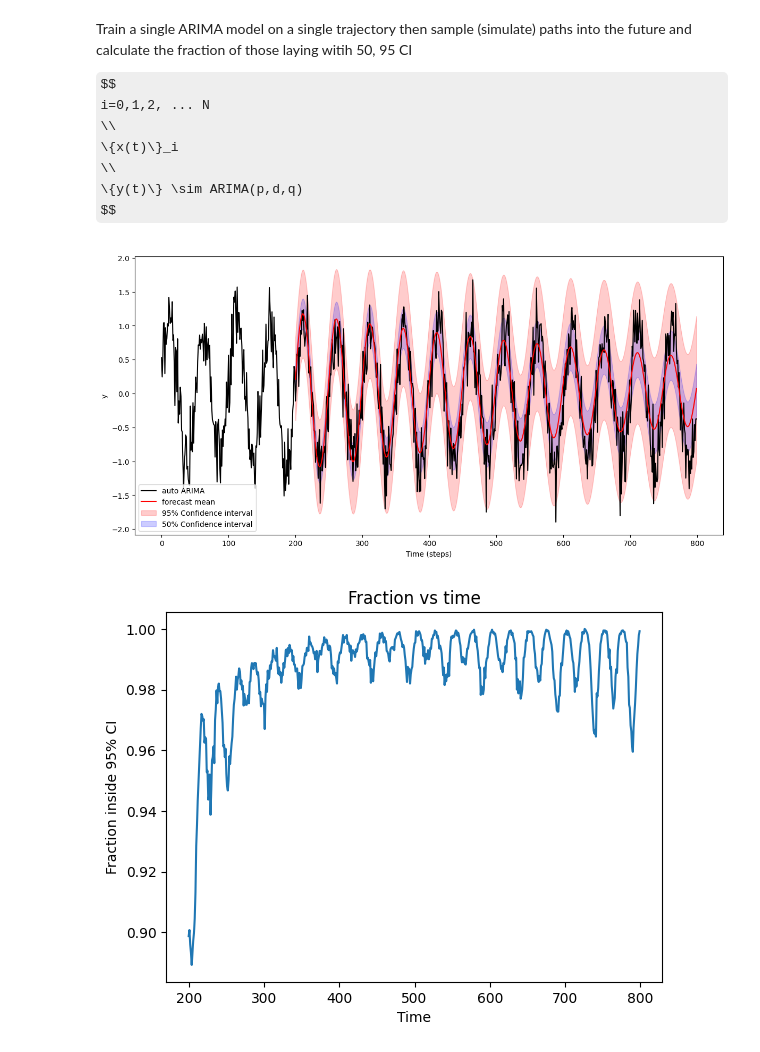
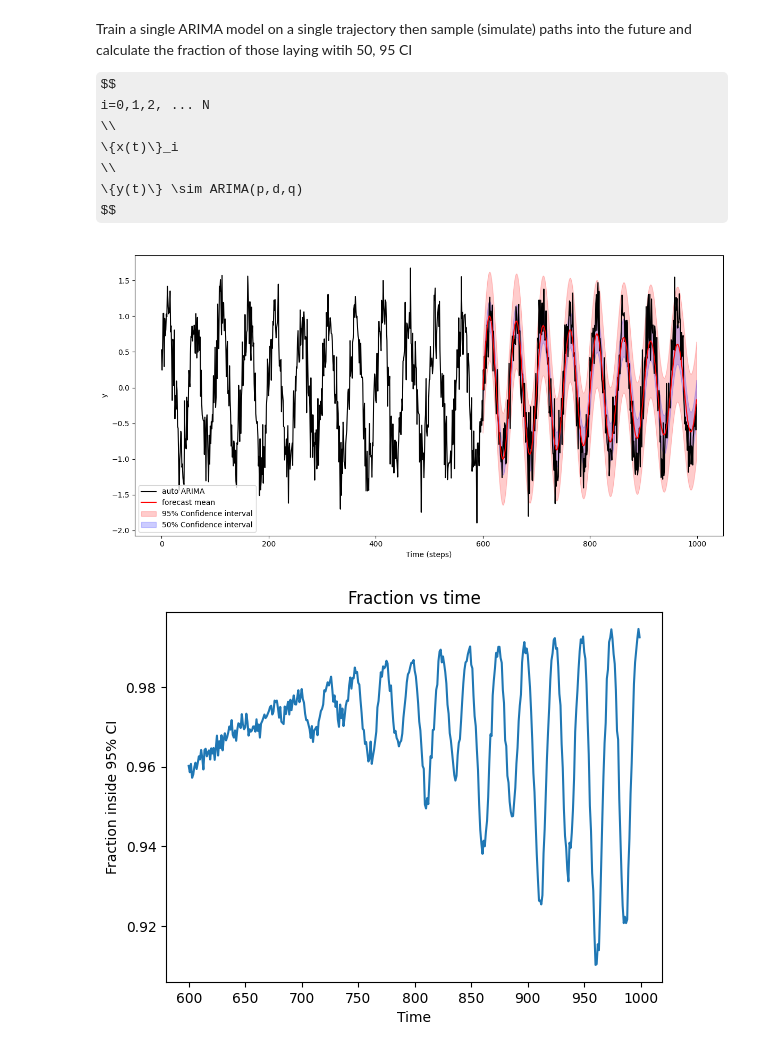
Before and after one commit to 12Mahmud99/ARIMA, a Jupyter notebook: auto_arima_2.ipynb, the cells around one changed output. Cells and saved outputs as stored; diff of their text form; code cells hidden in the pictures; some formulas as TeX source.

```diff
--- a/auto_arima_2.ipynb
+++ b/auto_arima_2.ipynb
@@ -20,9 +20,9 @@ $$
 # %%
 np.random.seed(0)
 
-n = 800
+n = 1000
 t = np.arange(n)
-n_traj = 4000
+n_traj = 10000
 
 signal = np.sin(2*np.pi*t/50) + 0.3*np.random.randn(n)
 data=pd.Series(signal)
@@ -30,9 +30,9 @@ data=pd.Series(signal)
 def generate():
     return np.sin(2*np.pi*t/50) + 0.3*np.random.randn(n)
 
-split = 200
+split = 600
 
-model = pm.auto_arima(data.iloc[:split],seasonal=True, suppress_warnings=True)
+model = pm.auto_arima(data.iloc[:split], suppress_warnings=True)
 result = model.arima_res_
 
 steps = len(data) - split
@@ -40,34 +40,34 @@ test = data.iloc[split:]
 
 forecast_res = result.get_forecast(steps=steps)
 ci95 = forecast_res.conf_int(alpha=0.05)
 ci95.index = test.index
 
 trajs = []
 for _ in range(n_traj):
     traj = generate()
     trajs.append(traj[split:])
 
 plt.figure(figsize=(12, 6))
 plt.plot(data.index, data, color="black", label="auto ARIMA")
 plt.plot(test.index,forecast_res.predicted_mean,color="red",label="forecast mean")
 
 #for traj in trajs:
 #    plt.plot(traj.index,traj,color="orange",alpha=0.5,label="Simulations" if n_traj == 1 else None)
 
 plt.fill_between(ci95.index, ci95.iloc[:, 0], ci95.iloc[:, 1],color="red",alpha=0.2,label="95% Confidence interval")
 
 ci50 = forecast_res.conf_int(alpha=0.5)
 ci50.index = test.index
 
 plt.fill_between(ci50.index, ci50.iloc[:, 0], ci50.iloc[:, 1],color="blue",alpha=0.2,label="50% Confidence interval")
 plt.xlabel("Time (steps)")
 plt.ylabel("y")
 
 plt.legend()
 plt.tight_layout()
 plt.show()
 # %% [output]
-[figure, old version]
+[figure, new version]
 # %%
 trajectories = torch.stack([torch.tensor(traj) for traj in trajs])
 ci_lower = torch.tensor(ci95.iloc[:, 0].values)
@@ -81,7 +81,7 @@ plt.xlabel("Time")
 plt.title("Fraction vs time")
 plt.show()
 # %% [output]
-[figure, old version]
+[figure, new version]
 # %%
 ci_lower = torch.tensor(ci50.iloc[:, 0].values, dtype=torch.float32)
 ci_upper = torch.tensor(ci50.iloc[:, 1].values, dtype=torch.float32)
```
Also changed, not shown: parts of 6 cells of this notebook, 1 other file.
